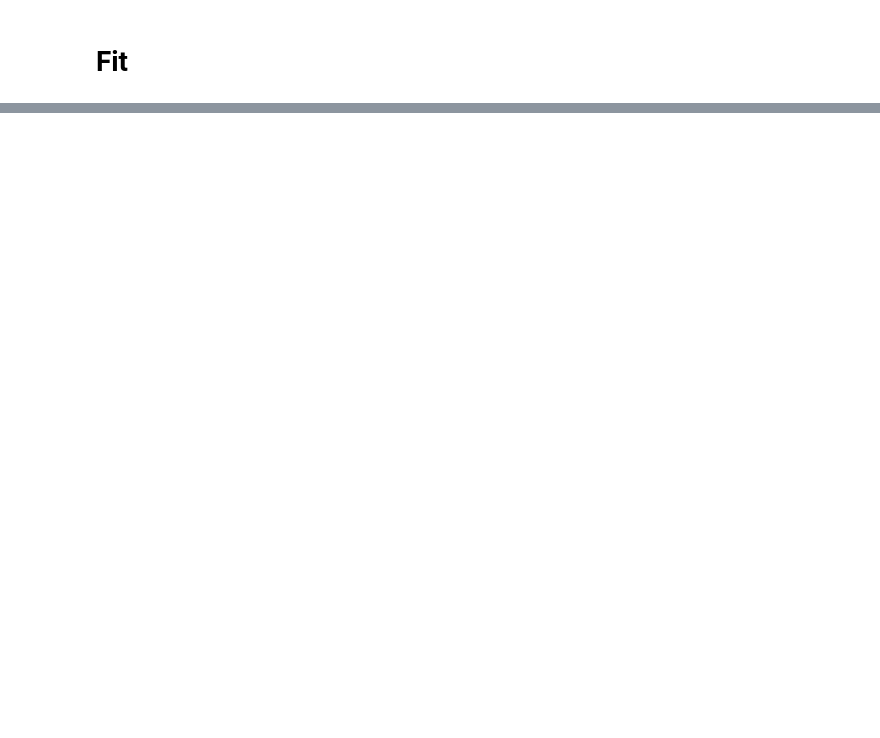
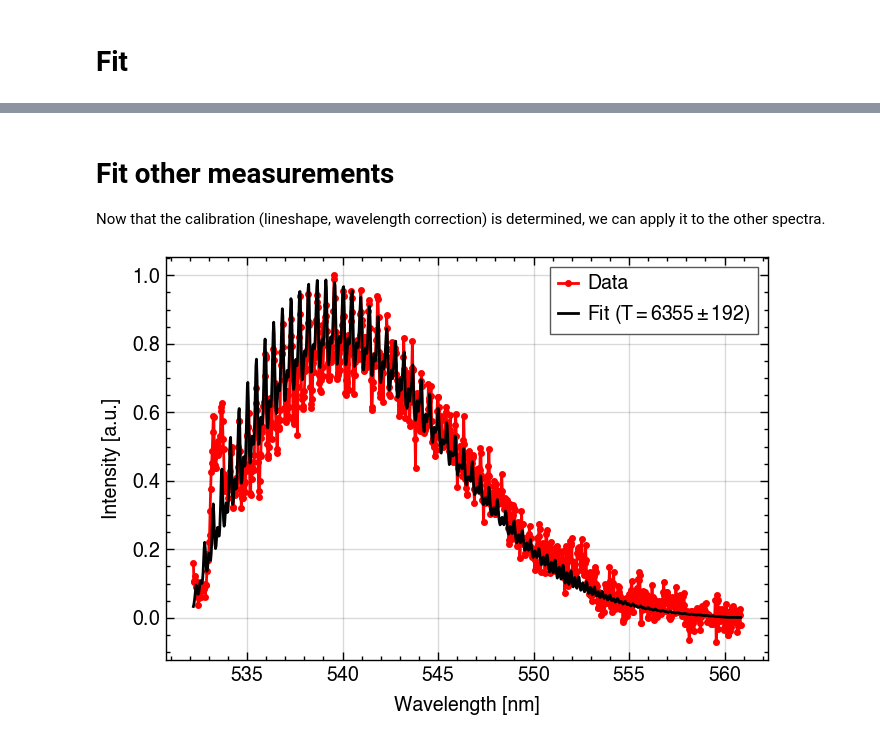
Before and after one commit to Brightsite-Plasmalab/ramlab, a Jupyter notebook: demo/fit_spectra/fit_spectrum_air.ipynb, the cells around one changed output, grey strips where cells are left out. Saved outputs shown, nothing was run; the diff lists cells and outputs as text; code cells hidden in the pictures; blank space fills up the shorter version.

```diff
--- a/demo/fit_spectra/fit_spectrum_air.ipynb
+++ b/demo/fit_spectra/fit_spectrum_air.ipynb
@@ -131,0 +175,20 @@ Parameters([('A', <Parameter 'A', value=np.float64(1.1890334318200602) +/- 0.118
+# %% [markdown]
+# Fit other measurements
+Now that the calibration (lineshape, wavelength correction) is determined, we can apply it to the other spectra.
+# %%
+# f_comb = f_base / "05_607nm_N2 plasma_10slm_300mbar_400W_50um_20s.sif"
+# _, _, s_next = SimpleLaserExperiment.postprocess(f_comb, f_base / "labctl" / "09_center_20s_idx.pkl")
+
+
+f_comb = f_base / "03_546nm_N2 plasma_10slm_300mbar_400W_20um_20s.sif"
+_, _, s_next = SimpleLaserExperiment.postprocess(f_comb, f_base / "labctl" / "09_center_20s_idx.pkl")
+# s = s.slice(533e-9)
+
+fit.prepare()
+fitresults = fit.fit(MeasurementSpectrum(s_next))
+
+wedme.figure.dev()
+plot_results(fitresults)
+plt.show()
+# %% [output]
+[figure, added]
```
Also changed, not shown: parts of 9 cells of this notebook, 54 other files.
